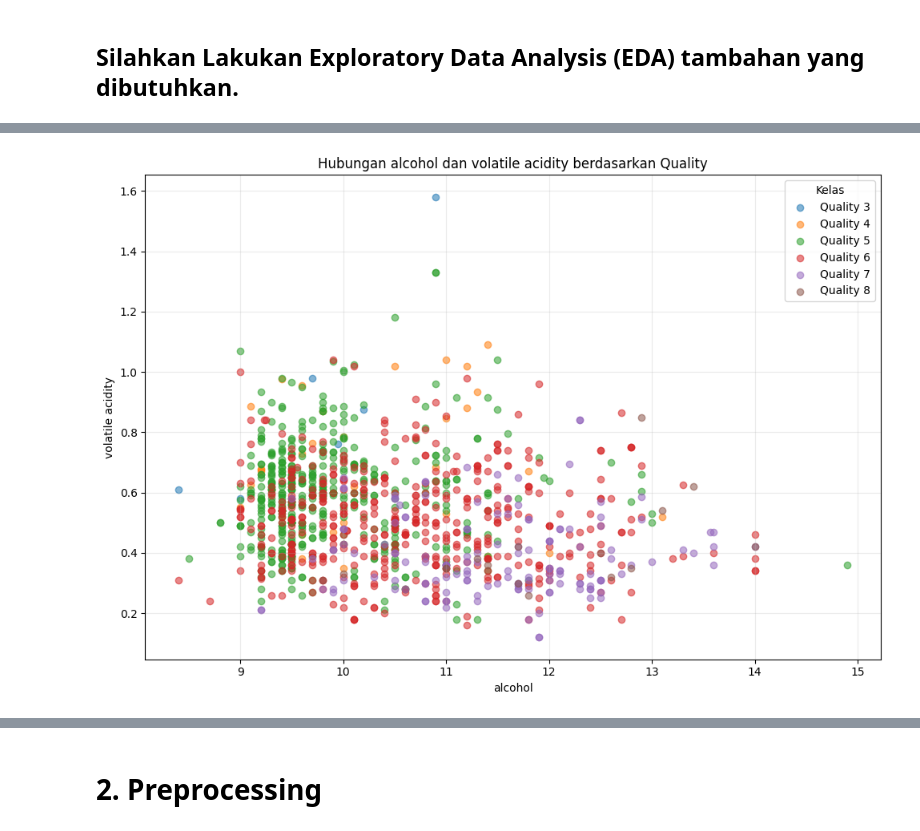
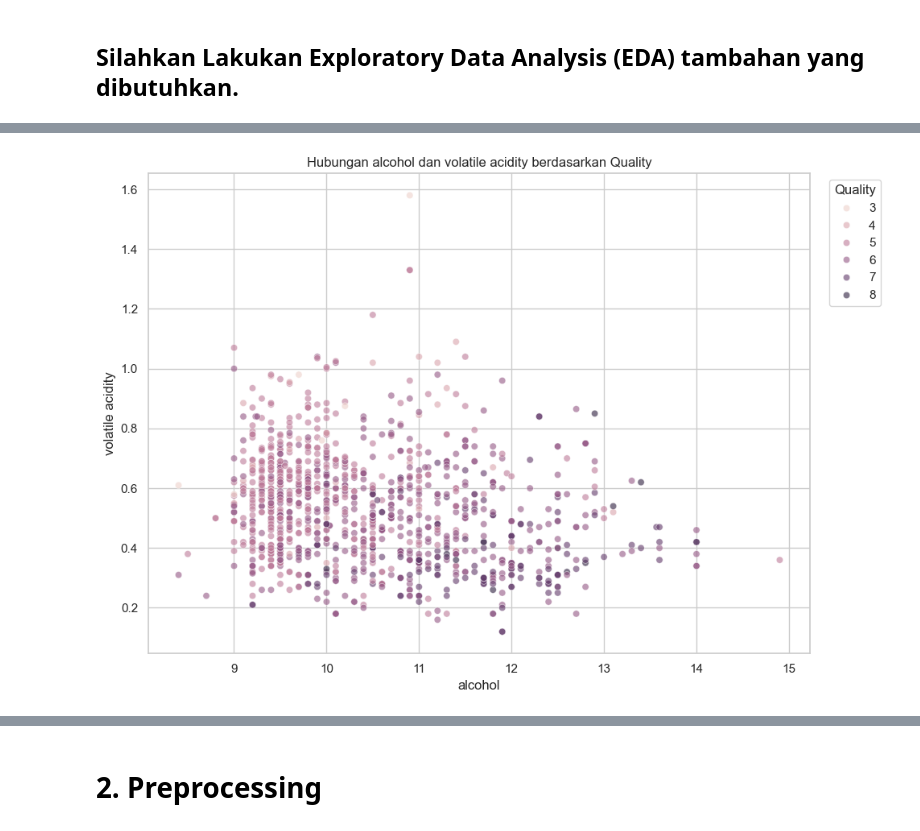
Before and after one commit to nathaniagavrila/Machine-Learning-2026, a Jupyter notebook: 1_Tugas_KNN/5054251050_KNN.ipynb, the cells around one changed output, grey strips where cells are left out. Cells and saved outputs as stored; diff of their text form; code cells hidden in the pictures.

```diff
--- a/1_Tugas_KNN/5054251050_KNN.ipynb
+++ b/1_Tugas_KNN/5054251050_KNN.ipynb
@@ -275,29 +352,32 @@ plt.show()
 # %%
-# Pilih fitur dengan korelasi absolut terbesar terhadap quality
+# Visualisasi 5: Distribusi fitur utama berdasarkan quality dengan violin plot
 target_corr = (
     data.drop(columns="Id")
         .corr(numeric_only=True)["quality"]
         .drop("quality")
-        .abs()
-        .sort_values(ascending=False)
+        .sort_values(key=np.abs, ascending=False)
 )
 
 top_features = target_corr.head(4).index.tolist()
-print("Empat fitur dengan |korelasi| terbesar terhadap quality:", top_features)
+print("Empat fitur dengan korelasi absolut terbesar terhadap quality:")
+print(top_features)
 
 fig, axes = plt.subplots(2, 2, figsize=(14, 10))
 axes = axes.flatten()
 
 for ax, col in zip(axes, top_features):
-    # boxplot per kelas untuk melihat perbedaan distribusi
-    classes = sorted(data["quality"].unique())
-    values = [data.loc[data["quality"] == q, col] for q in classes]
-    ax.boxplot(values, labels=classes)
-    ax.set_title(f"{col} berdasarkan quality")
+    sns.violinplot(
+        data=data,
+        x="quality",
+        y=col,
+        inner="quartile",
+        ax=ax
+    )
+    ax.set_title(f"{col} berdasarkan Quality")
     ax.set_xlabel("Quality")
     ax.set_ylabel(col)
 
-plt.suptitle("Distribusi Fitur Utama terhadap Kelas Quality", fontsize=16, y=1.02)
+plt.suptitle("Distribusi Fitur Utama berdasarkan Kelas Quality", fontsize=16)
 plt.tight_layout()
 plt.show()
 # %% [output]
@@ -318,19 +436,21 @@ display(data.groupby("quality")[top_features].mean().round(3))
 # %%
-# Scatter plot dua fitur teratas terhadap quality
+# Visualisasi 8: Scatter plot dua fitur teratas
 x_feature, y_feature = top_features[0], top_features[1]
 
 plt.figure(figsize=(10, 7))
-for q in sorted(data["quality"].unique()):
-    subset = data[data["quality"] == q]
-    plt.scatter(subset[x_feature], subset[y_feature], alpha=0.55, label=f"Quality {q}")
-
+sns.scatterplot(
+    data=data,
+    x=x_feature,
+    y=y_feature,
+    hue="quality",
+    alpha=0.6
+)
 plt.title(f"Hubungan {x_feature} dan {y_feature} berdasarkan Quality")
 plt.xlabel(x_feature)
 plt.ylabel(y_feature)
-plt.legend(title="Kelas")
-plt.grid(alpha=0.25)
+plt.legend(title="Quality", bbox_to_anchor=(1.02, 1), loc="upper left")
 plt.tight_layout()
 plt.show()
 # %% [output]
-[figure, old version]
+[figure, new version]
 # %%
```
Also changed, not shown: parts of 19 cells of this notebook.
